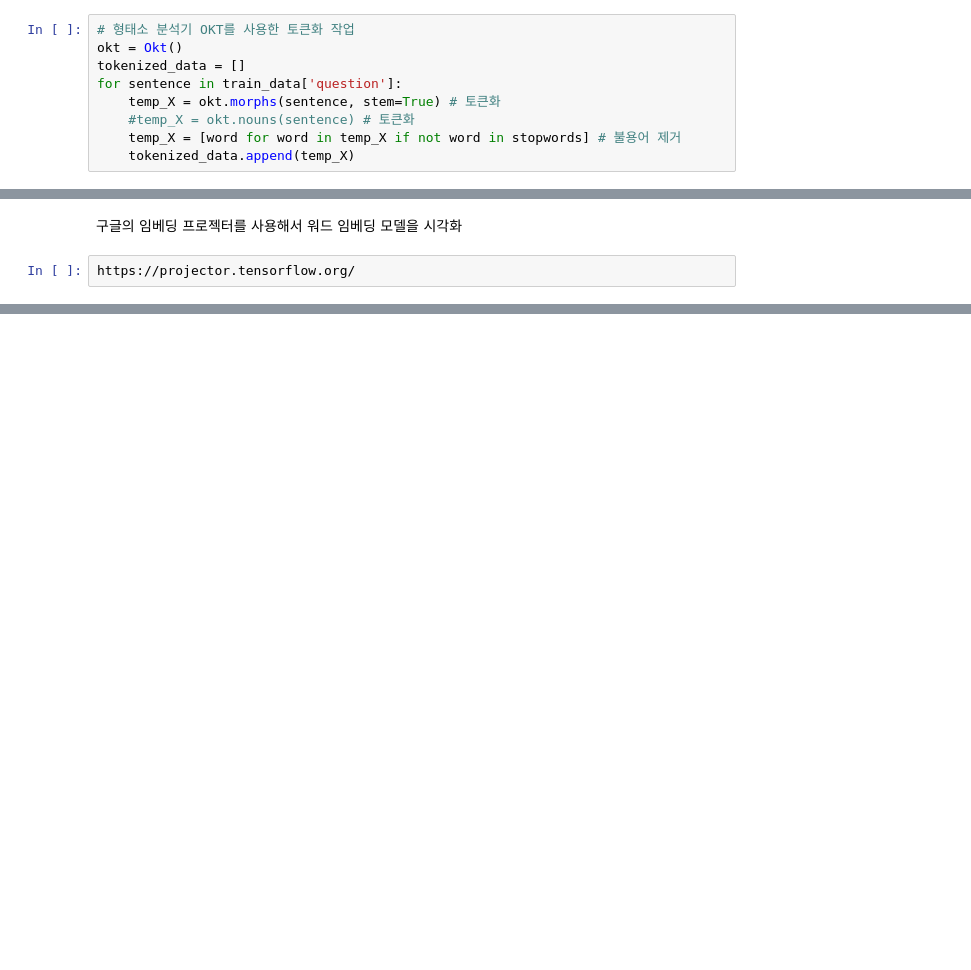
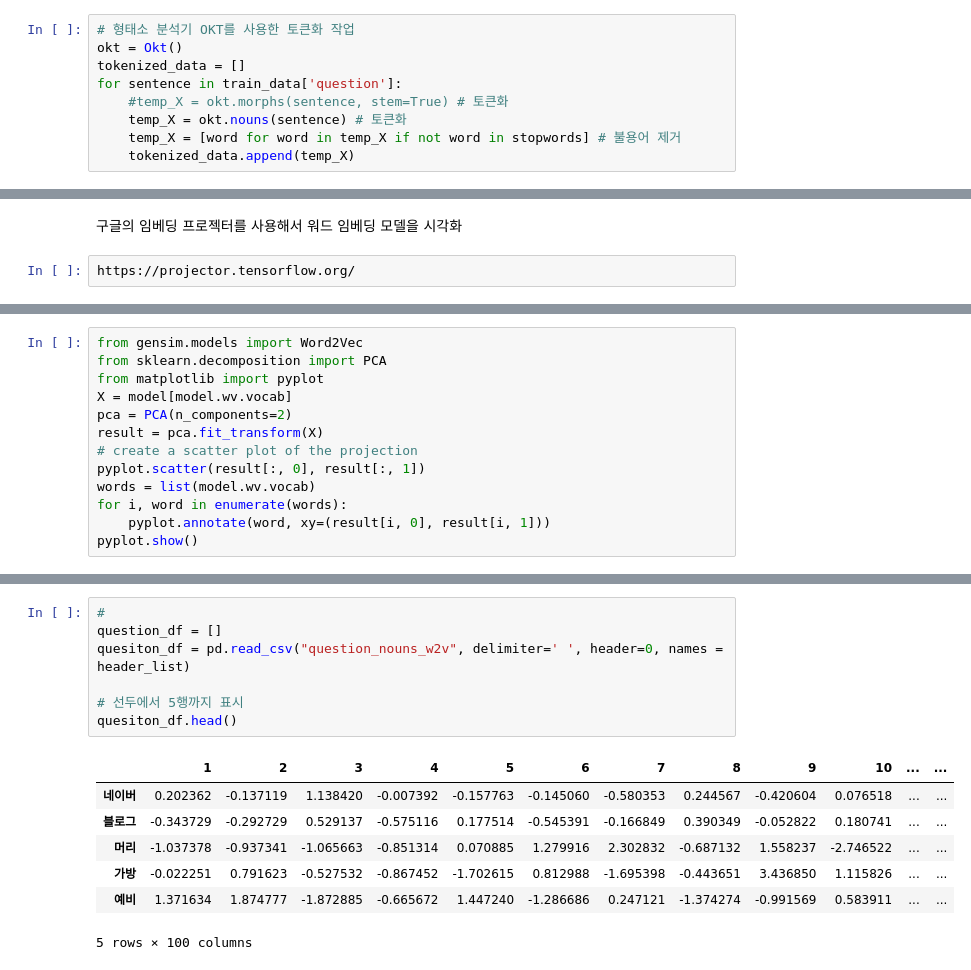
Before and after one commit to hawk90/deeplearning-lecture, a Jupyter notebook: Projects/오현귀/word2vec-1.ipynb, the cells around one changed output, grey strips where cells are left out. Drawn from its saved outputs; the diff is of its cells as text; blank space fills up the shorter version.

```diff
--- a/Projects/오현귀/word2vec-1.ipynb
+++ b/Projects/오현귀/word2vec-1.ipynb
@@ -74,7 +74,7 @@ print(stopwords)
 okt = Okt()
 tokenized_data = []
 for sentence in train_data['question']:
-    temp_X = okt.morphs(sentence, stem=True) # 토큰화
-    #temp_X = okt.nouns(sentence) # 토큰화
+    #temp_X = okt.morphs(sentence, stem=True) # 토큰화
+    temp_X = okt.nouns(sentence) # 토큰화
     temp_X = [word for word in temp_X if not word in stopwords] # 불용어 제거
     tokenized_data.append(temp_X)
@@ -200,0 +213,13 @@ def show_pca():
+# %%
+from gensim.models import Word2Vec
+from sklearn.decomposition import PCA
+from matplotlib import pyplot
+X = model[model.wv.vocab]
+pca = PCA(n_components=2)
+result = pca.fit_transform(X)
+# create a scatter plot of the projection
+pyplot.scatter(result[:, 0], result[:, 1])
+words = list(model.wv.vocab)
+for i, word in enumerate(words):
+    pyplot.annotate(word, xy=(result[i, 0], result[i, 1]))
+pyplot.show()
@@ -200,0 +249,15 @@ def show_pca():
+# %%
+#
+question_df = []
+quesiton_df = pd.read_csv("question_nouns_w2v", delimiter=' ', header=0, names = header_list)
+
+# 선두에서 5행까지 표시
+quesiton_df.head()
+# %% [output]
+|  | 1 | 2 | 3 | 4 | 5 | 6 | 7 | 8 | 9 | 10 | ... | ... |
+| 네이버 | 0.202362 | -0.137119 | 1.138420 | -0.007392 | -0.157763 | -0.145060 | -0.580353 | 0.244567 | -0.420604 | 0.076518 | ... | ... |
+| 블로그 | -0.343729 | -0.292729 | 0.529137 | -0.575116 | 0.177514 | -0.545391 | -0.166849 | 0.390349 | -0.052822 | 0.180741 | ... | ... |
+| 머리 | -1.037378 | -0.937341 | -1.065663 | -0.851314 | 0.070885 | 1.279916 | 2.302832 | -0.687132 | 1.558237 | -2.746522 | ... | ... |
+| 가방 | -0.022251 | 0.791623 | -0.527532 | -0.867452 | -1.702615 | 0.812988 | -1.695398 | -0.443651 | 3.436850 | 1.115826 | ... | ... |
+| 예비 | 1.371634 | 1.874777 | -1.872885 | -0.665672 | 1.447240 | -1.286686 | 0.247121 | -1.374274 | -0.991569 | 0.583911 | ... | ... |
+5 rows × 100 columns
```
Also changed, not shown: parts of 37 cells of this notebook, 11 other files.
